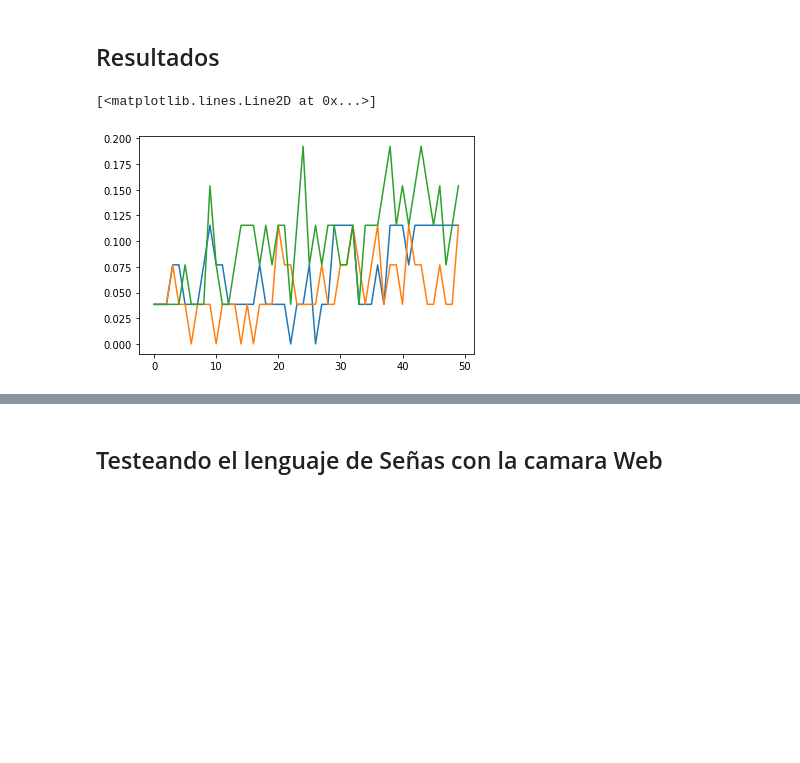
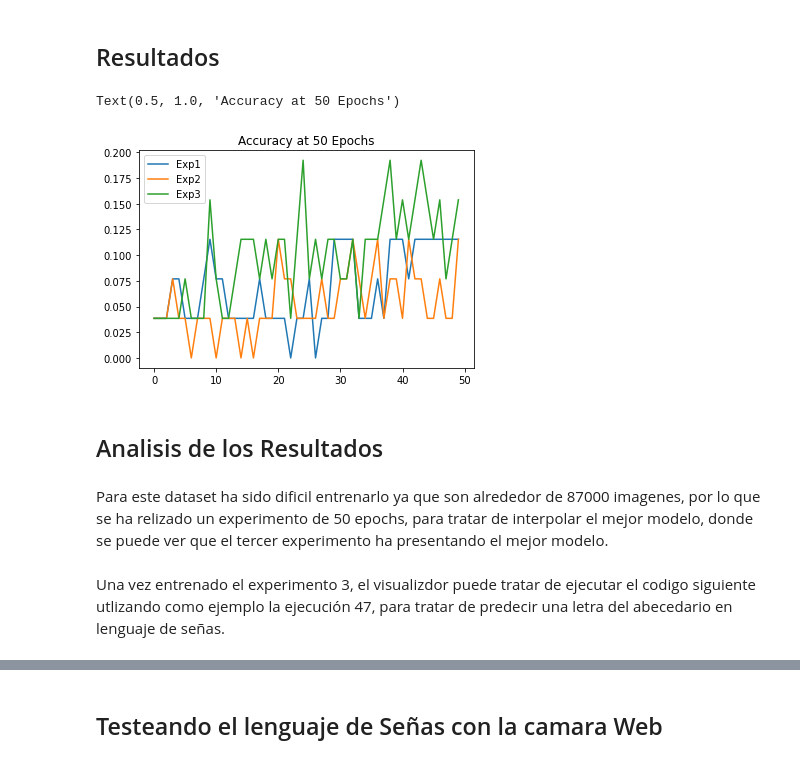
Before and after one commit to JhersonGalileo/STll, a Jupyter notebook: STL/Notebooks/[STll]Proyecto.ipynb, the cells around one changed output, grey strips where cells are left out. Saved outputs shown, nothing was run; the diff lists cells and outputs as text; code cells hidden in the pictures; blank space fills up the shorter version.

Commit message:
Mejores modelos

```diff
--- a/STL/Notebooks/[STll]Proyecto.ipynb
+++ b/STL/Notebooks/[STll]Proyecto.ipynb
@@ -261,4 +281,5 @@ def show_picture(img, mapper=None):#opencv lee en BGR, matplotlib en RGB\n",
 #show_picture(pic[3])
 #cv2.imwrite("test.jpg",cv2.cvtColor(pic[3], cv2.COLOR_RGB2BGR))
 # %%
-abde="abcde"
+abde="aeiou"
+abecedario = [x for x in abde]
@@ -459,12 +534,20 @@ Epoch 20/20
 # %%
 exp_1 = [0.0385,0.0385,0.0385,0.0769,0.0769,0.0385,0.0385,0.0385,0.0769,0.1154,0.0769,0.0769,0.0385,0.0385,0.0385,0.0385,0.0385,0.0769,0.0385,0.0385,0.0385,0.0385,0.0000e+00,0.0385,0.0385,0.0769,0.0000e+00,0.0385,0.0385,0.1154,0.1154,0.1154,0.1154,0.0385,0.0385,0.0385,0.0769,0.0385,0.1154,0.1154,0.1154,0.0769,0.1154,0.1154,0.1154,0.1154,0.1154,0.1154,0.1154, 0.1154]
 exp_2 = [0.0385, 0.0385, 0.0385, 0.0769, 0.0385, 0.0385, 0.0000e+00, 0.0385, 0.0385, 0.0385, 0.0000e+00, 0.0385, 0.0385, 0.0385, 0.0000e+00, 0.0385, 0.0000e+00, 0.0385, 0.0385, 0.0385, 0.1154, 0.0769, 0.0769, 0.0385, 0.0385, 0.0385, 0.0385, 0.0769, 0.0385, 0.0385, 0.0769, 0.0769, 0.1154, 0.0769, 0.0385, 0.0769, 0.1154, 0.0385, 0.0769, 0.0769, 0.0385, 0.1154, 0.0769, 0.0769, 0.0385, 0.0385, 0.0769, 0.0385, 0.0385, 0.1154]
 exp_3 = [0.0385,0.0385,0.0385,0.0385,0.0385,0.0769,0.0385,0.0385,0.0385,0.1538,0.0769,0.0385,0.0385,0.0769,0.1154,0.1154,0.1154,0.0769,0.1154,0.0769,0.1154,0.1154,0.0385,0.1154,0.1923,0.0769,0.1154,0.0769,0.1154,0.1154,0.0769,0.0769,0.1154,0.0385,0.1154,0.1154,0.1154,0.1538,0.1923,0.1154,0.1538,0.1154,0.1538,0.1923,0.1538,0.1154,0.1538,0.0769,0.1154,0.1538]
 epochs_exp = [i for i in range(50)]
 
 plt.plot(epochs_exp,exp_1)
 plt.plot(epochs_exp,exp_2)
 plt.plot(epochs_exp,exp_3)
+plt.legend(["Exp1","Exp2","Exp3"])
+plt.title("Accuracy at 50 Epochs")
 # %% [output]
-[<matplotlib.lines.Line2D at 0x...>]
+Text(0.5, 1.0, 'Accuracy at 50 Epochs')
-[figure, old version]
+[figure, new version]
+# %% [markdown]
+## Analisis de los Resultados
+# %% [markdown]
+Para este dataset ha sido dificil entrenarlo ya que son alrededor de 87000 imagenes, por lo que se ha relizado un experimento de 50 epochs, para tratar de interpolar el mejor modelo, donde se puede ver que el tercer experimento ha presentando el mejor modelo.
+# %% [markdown]
+Una vez entrenado el experimento 3, el visualizdor puede tratar de ejecutar el codigo siguiente utlizando como ejemplo la ejecución 47, para tratar de predecir una letra del abecedario en lenguaje de señas.
```
Also changed, not shown: parts of 35 cells of this notebook.
